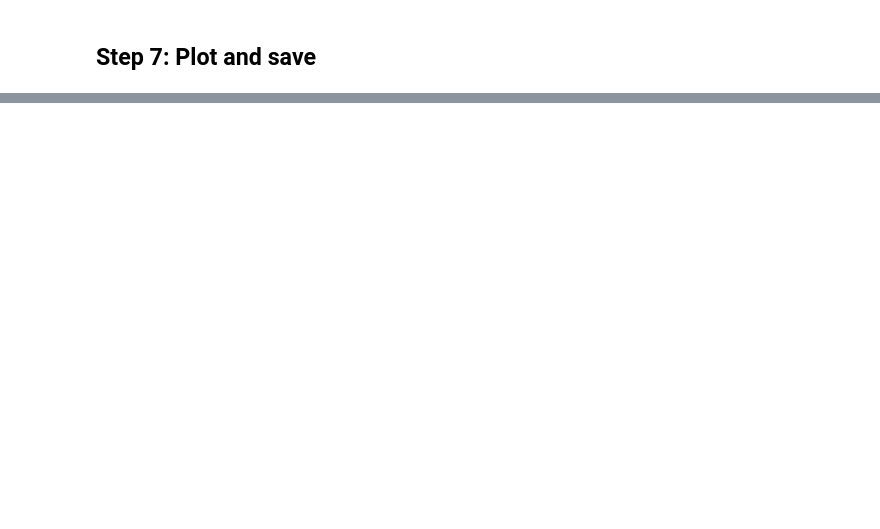
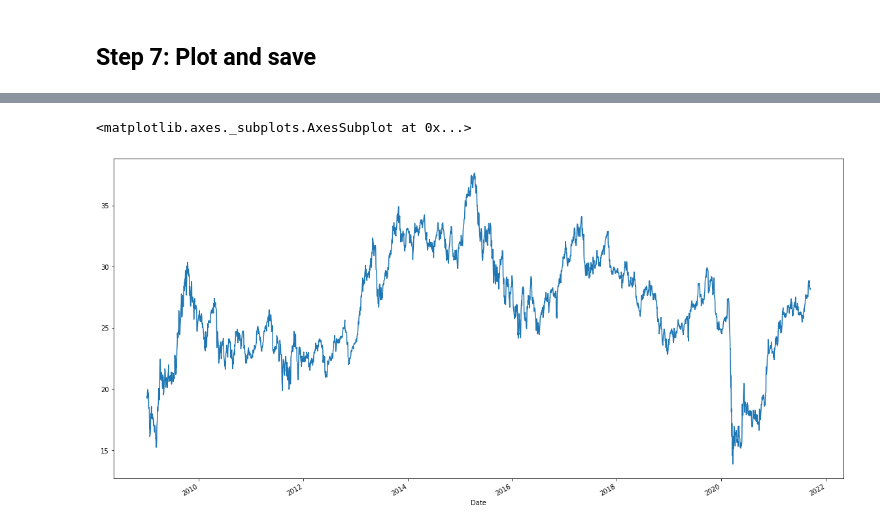
Before and after one commit to steve-keys/ISYS5002_portfolio, a Jupyter notebook: asx_stock_returns_steps_(1).ipynb, the cells around one changed output, grey strips where cells are left out. Drawn from its saved outputs; the diff is of its cells as text; code cells hidden in the pictures; blank space fills up the shorter version.

```diff
--- a/asx_stock_returns_steps_(1).ipynb
+++ b/asx_stock_returns_steps_(1).ipynb
@@ -208,0 +238,5 @@ Name: Close, Length: 3212, dtype: float64
+# %%
+Close.plot(figsize=(20,10))
+# %% [output]
+<matplotlib.axes._subplots.AxesSubplot at 0x...>
+[figure, added]
```
Also changed, not shown: parts of 11 cells of this notebook.
